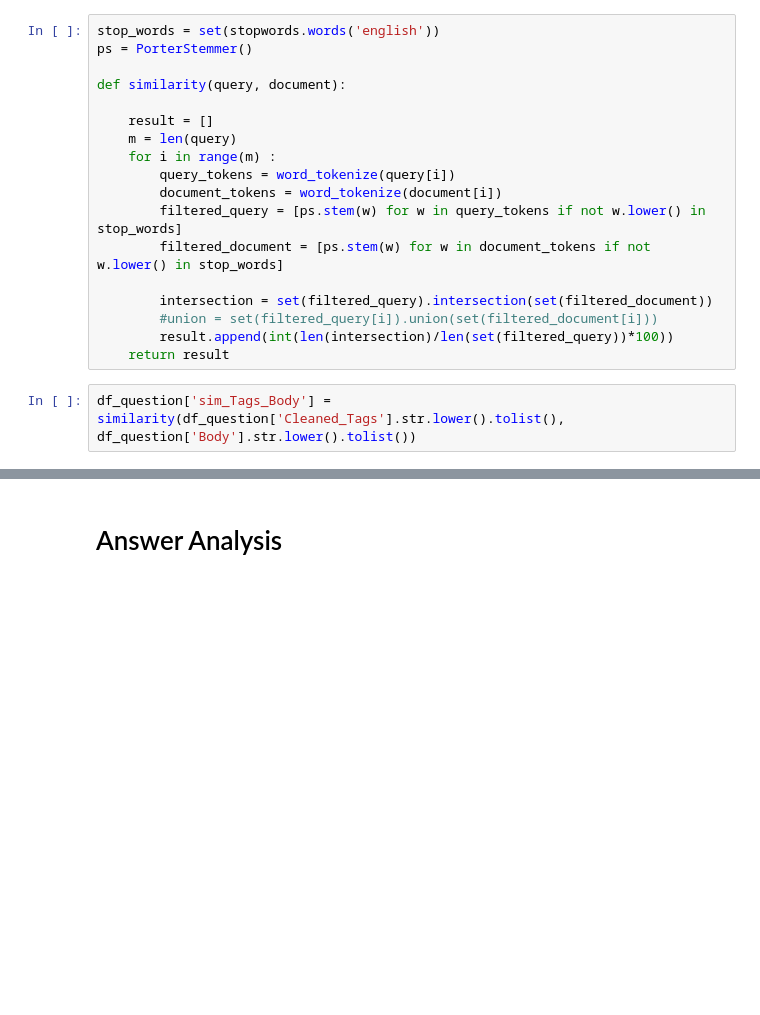
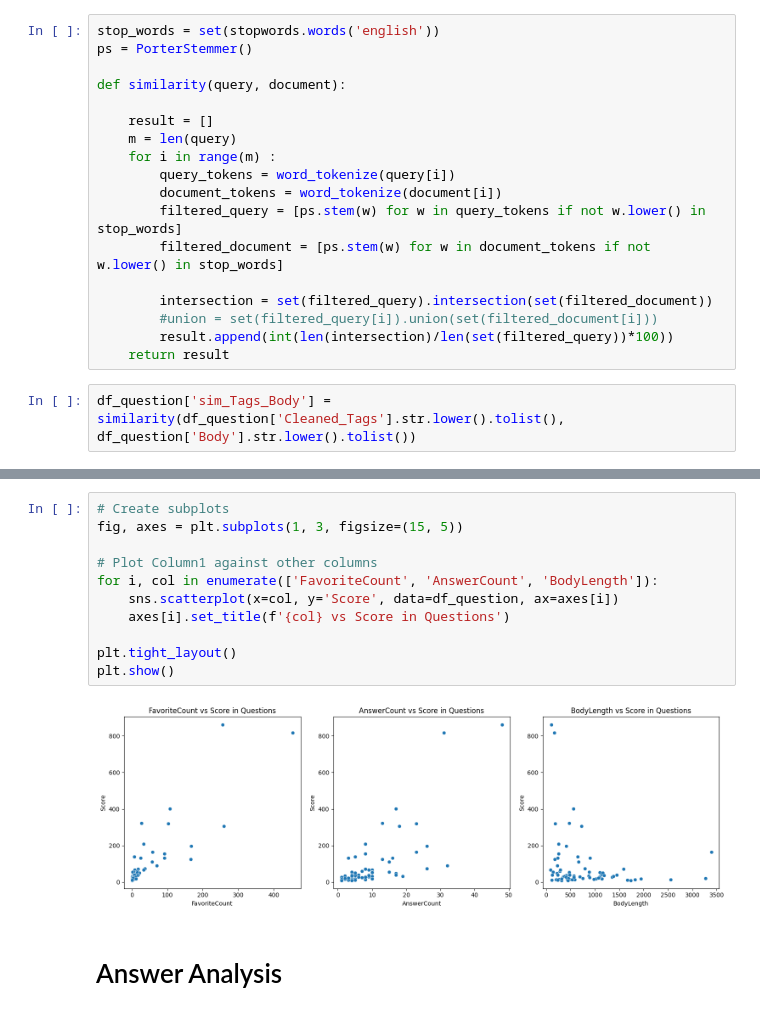
Before and after one commit to mostafa-ja/Data-Mining-fall-2023, a Jupyter notebook: Data_Mining1_2.ipynb, the cells around one changed output, grey strips where cells are left out. Drawn from its saved outputs; the diff is of its cells as text; blank space fills up the shorter version.

```diff
--- a/Data_Mining1_2.ipynb
+++ b/Data_Mining1_2.ipynb
@@ -252,3 +269,16 @@ plt.show()
+# %%
+# Create subplots
+fig, axes = plt.subplots(1, 3, figsize=(15, 5))
+
+# Plot Column1 against other columns
+for i, col in enumerate(['FavoriteCount', 'AnswerCount', 'BodyLength']):
+    sns.scatterplot(x=col, y='Score', data=df_question, ax=axes[i])
+    axes[i].set_title(f'{col} vs Score in Questions')
+
+plt.tight_layout()
+plt.show()
+# %% [output]
+[figure, added]
 # %% [markdown]
 # Answer Analysis
 # %%
```
Also changed, not shown: parts of 13 cells of this notebook.
